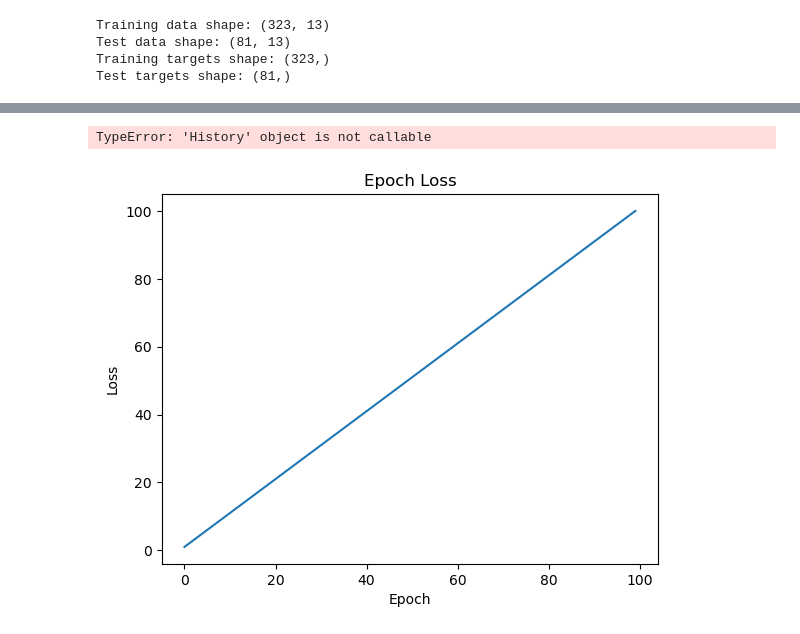
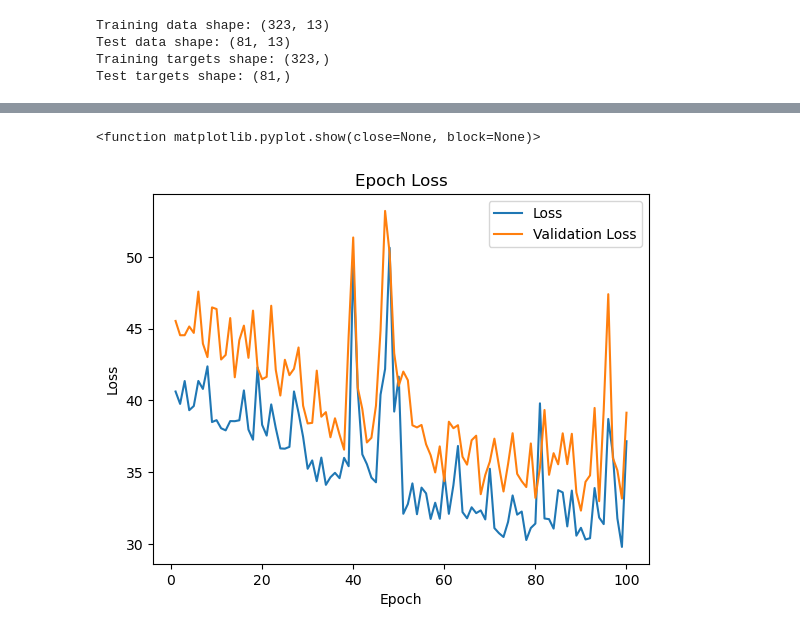
Before and after one commit to zemersonnn/Project_4, a Jupyter notebook: starter_code.ipynb, the cells around one changed output, grey strips where cells are left out. Drawn from its saved outputs; the diff is of its cells as text; code cells hidden in the pictures.

```diff
--- a/starter_code.ipynb
+++ b/starter_code.ipynb
@@ -126,10 +120,8 @@ figure = plt.gcf()
 plt.title('Epoch Loss')
 plt.xlabel('Epoch')
 plt.ylabel('Loss')
-plt.plot(range(1, len(hist.history['loss'])+1)),
-hist(['loss'])
-plt.plot(range(1, len(hist.history['val_loss']+1))),
-hist(['val_loss'])
+plt.plot(range(1, len(hist.history['loss'])+1), hist.history['loss']),
+plt.plot(range(1, len(hist.history['val_loss'])+1), hist.history['val_loss'])
 plt.legend(['Loss', 'Validation Loss'])
 plt.show
 # %% [output]
@@ -153,2 +145,2 @@ Epoch 100/100
-TypeError: 'History' object is not callable
+<function matplotlib.pyplot.show(close=None, block=None)>
-[figure, old version]
+[figure, new version]
```
Also changed, not shown: parts of 6 cells of this notebook.
